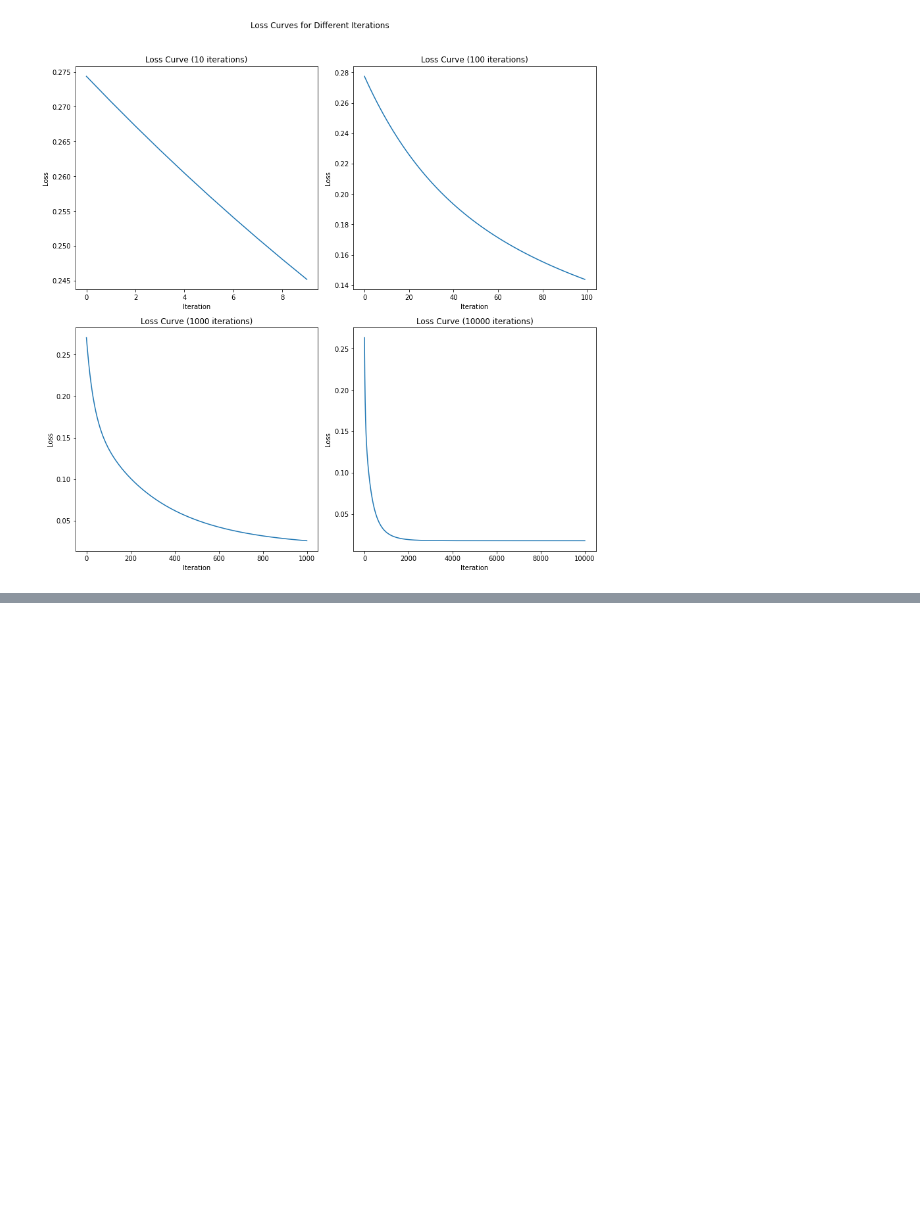
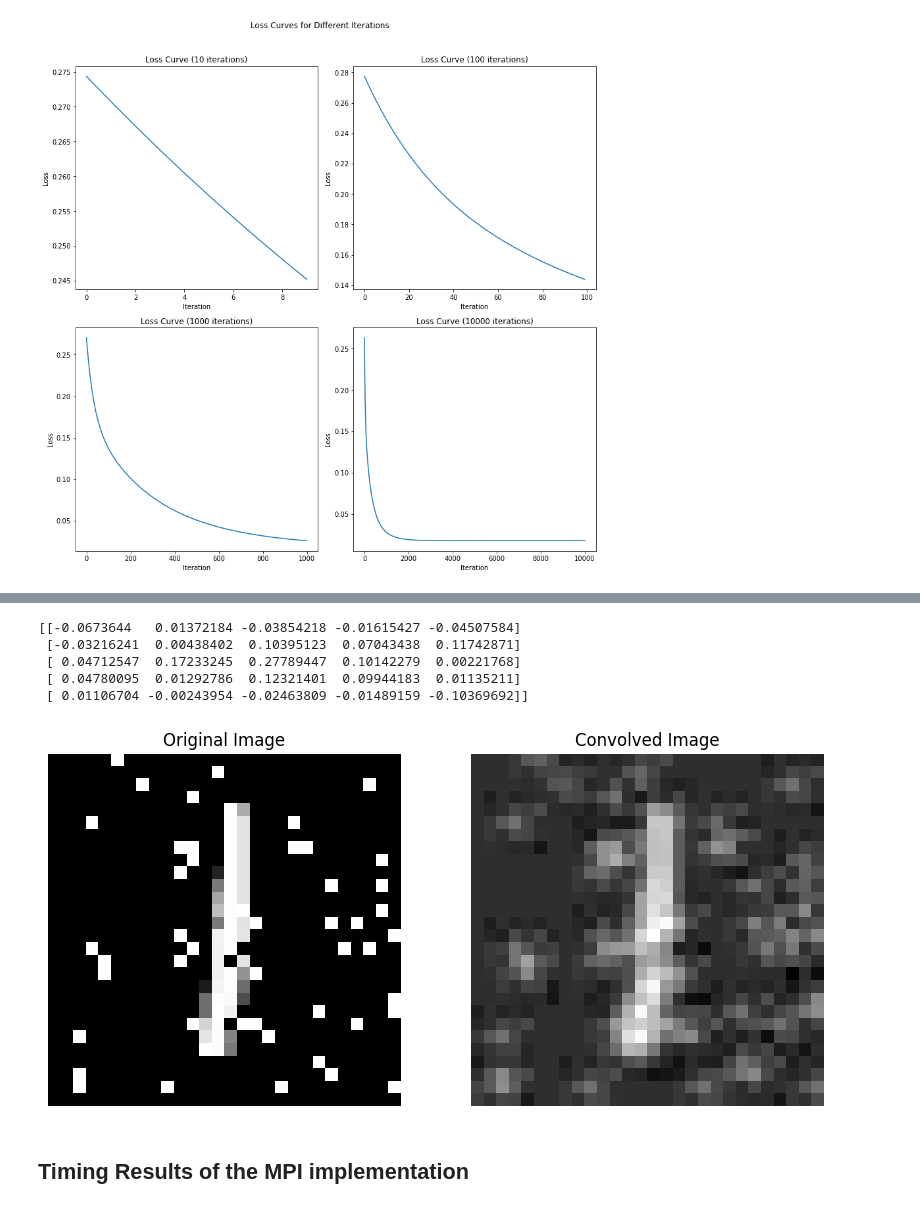
Before and after one commit to giorgiodaneri/ML_task3, a Jupyter notebook: results.ipynb, the cells around one changed output, grey strips where cells are left out. Drawn from its saved outputs; the diff is of its cells as text; code cells hidden in the pictures; blank space fills up the shorter version.

Commit message:
update results notebook

```diff
--- a/results.ipynb
+++ b/results.ipynb
@@ -212,0 +234,46 @@ plt.show()
+# %%
+import matplotlib.pyplot as plt
+import numpy as np
+import jax.numpy as jnp
+import jax.scipy.signal as jsp
+
+# load the kernel from the csv file
+kernel = np.loadtxt("kernel.csv", delimiter=',')
+kernel = jnp.array(kernel)
+print(kernel)
+
+# load an image from the mnist dataset
+from tensorflow.keras.datasets import mnist
+(x_train, y_train), _ = mnist.load_data()
+pic = x_train[np.random.randint(0, len(x_train))]/255.0
+
+
+# add noise
+num_corrupted_pixels = 100
+for _ in range(num_corrupted_pixels):
+    row, col = np.random.randint(0, 28), np.random.randint(0, 28)
+    pic[row, col] = np.random.choice([0, 1])
+
+# now show the image
+conv_pic = jsp.convolve2d(pic, kernel, mode='same', boundary='fill')
+
+# plot the original image with the convolved one on the side
+plt.figure(figsize=(10, 5))
+plt.subplot(1, 2, 1)
+plt.imshow(pic, cmap='gray')
+plt.title("Original Image")
+plt.axis('off')
+plt.subplot(1, 2, 2)
+plt.imshow(conv_pic, cmap='gray')
+plt.title("Convolved Image")
+plt.axis('off')
+plt.show()
+# %% [output]
+[[-0.0673644   0.01372184 -0.03854218 -0.01615427 -0.04507584]
+ [-0.03216241  0.00438402  0.10395123  0.07043438  0.11742871]
+ [ 0.04712547  0.17233245  0.27789447  0.10142279  0.00221768]
+ [ 0.04780095  0.01292786  0.12321401  0.09944183  0.01135211]
+ [ 0.01106704 -0.00243954 -0.02463809 -0.01489159 -0.10369692]]
+[figure, added]
+# %% [markdown]
+## Timing Results of the MPI implementation
```
Also changed, not shown: parts of 7 cells of this notebook.
